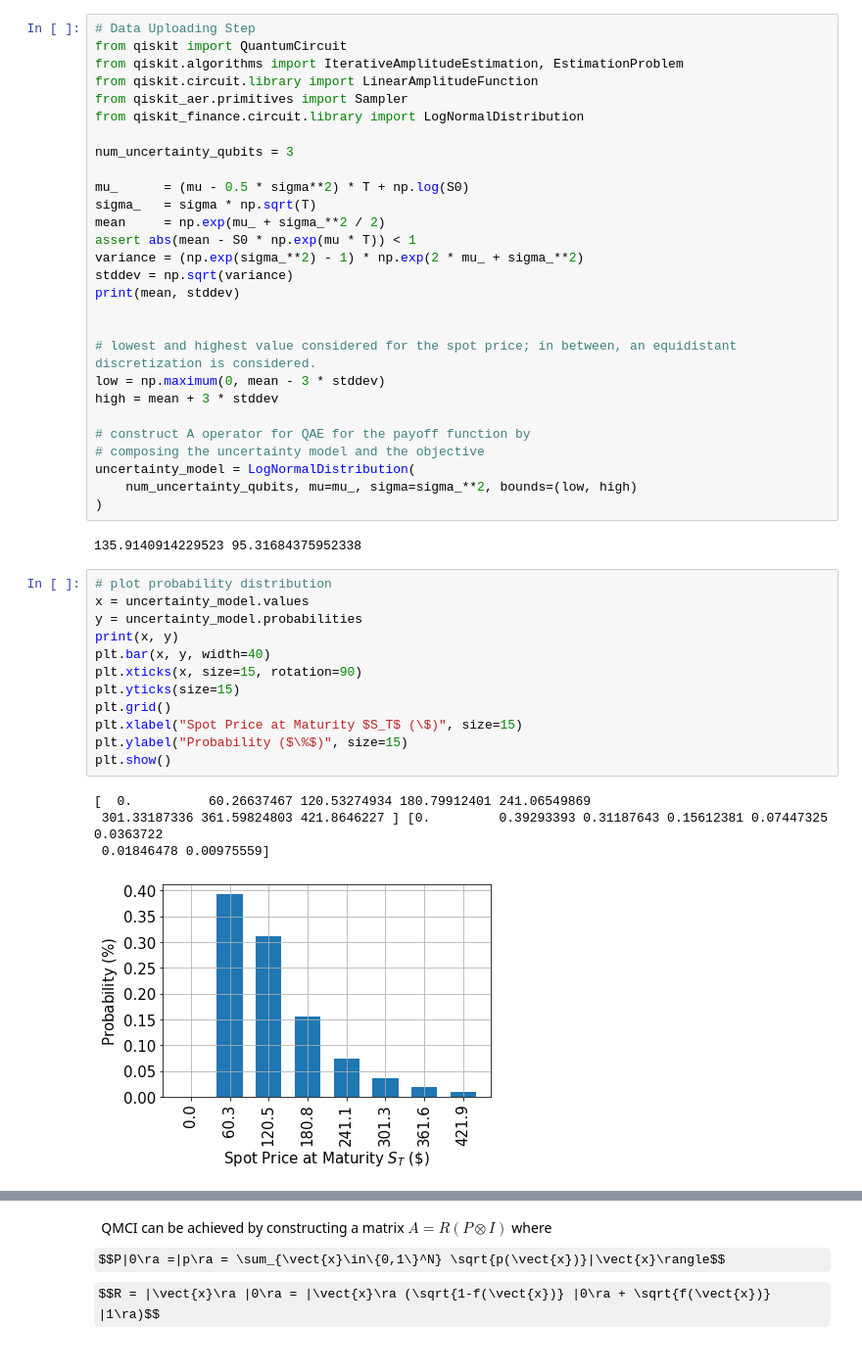
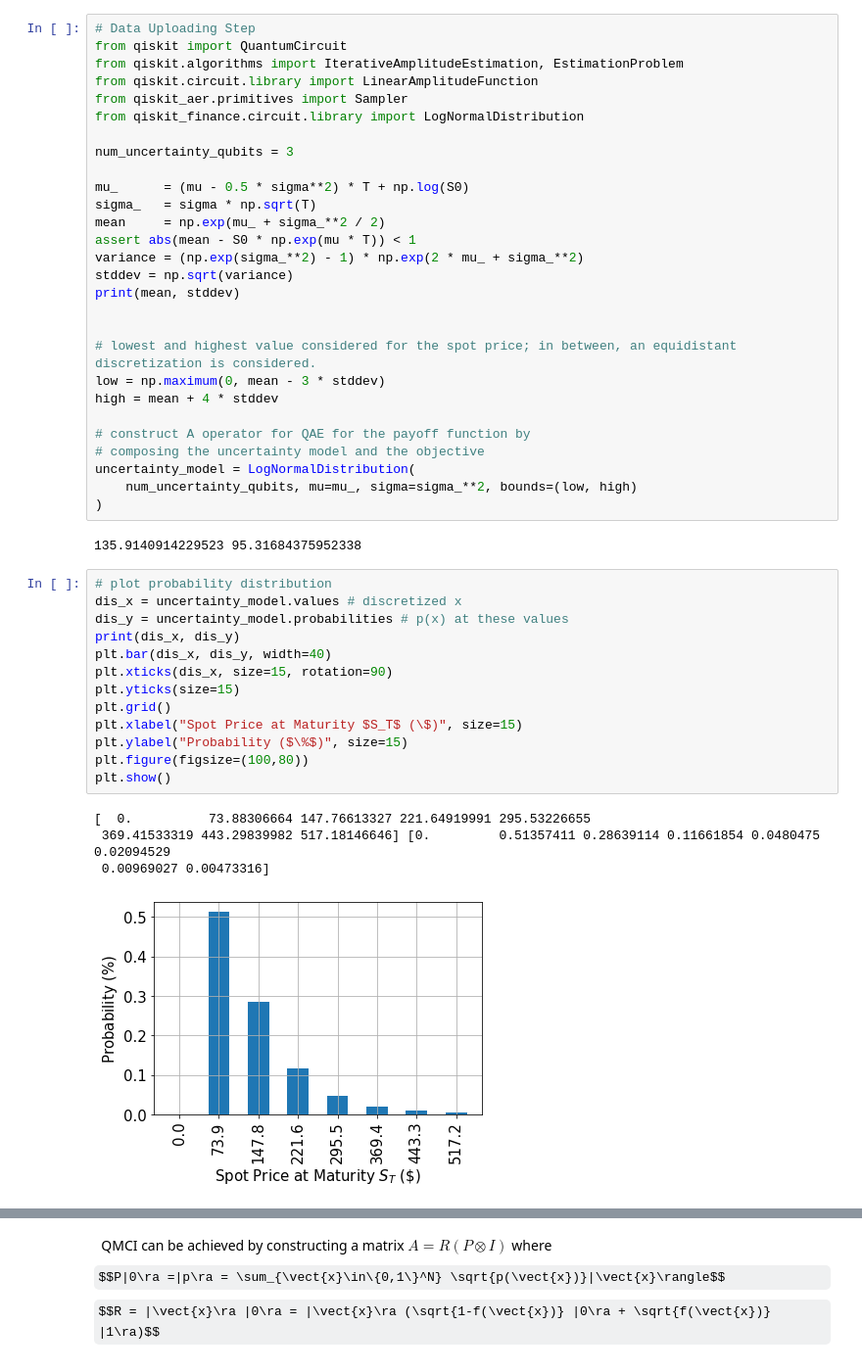
Before and after one commit to gongaa/QuantumEyeMoody, a Jupyter notebook: QECHackMoodys-challenge.ipynb, the cells around one changed output, grey strips where cells are left out. Shown: that part at 98% size. Saved outputs shown, nothing was run; the diff lists cells and outputs as text; some formulas as TeX source.

```diff
--- a/QECHackMoodys-challenge.ipynb
+++ b/QECHackMoodys-challenge.ipynb
@@ -281,7 +281,7 @@ print(mean, stddev)
 
 # lowest and highest value considered for the spot price; in between, an equidistant discretization is considered.
 low = np.maximum(0, mean - 3 * stddev)
-high = mean + 3 * stddev
+high = mean + 4 * stddev
 
 # construct A operator for QAE for the payoff function by
 # composing the uncertainty model and the objective
@@ -292,18 +292,19 @@ uncertainty_model = LogNormalDistribution(
 135.9140914229523 95.31684375952338
 # %%
 # plot probability distribution
-x = uncertainty_model.values
-y = uncertainty_model.probabilities
-print(x, y)
-plt.bar(x, y, width=40)
-plt.xticks(x, size=15, rotation=90)
+dis_x = uncertainty_model.values # discretized x
+dis_y = uncertainty_model.probabilities # p(x) at these values
+print(dis_x, dis_y)
+plt.bar(dis_x, dis_y, width=40)
+plt.xticks(dis_x, size=15, rotation=90)
 plt.yticks(size=15)
 plt.grid()
 plt.xlabel("Spot Price at Maturity $S_T$ (\$)", size=15)
 plt.ylabel("Probability ($\%$)", size=15)
+plt.figure(figsize=(100,80))
 plt.show()
 # %% [output]
-[  0.          60.26637467 120.53274934 180.79912401 241.06549869
- 301.33187336 361.59824803 421.8646227 ] [0.         0.39293393 0.31187643 0.15612381 0.07447325 0.0363722
- 0.01846478 0.00975559]
+[  0.          73.88306664 147.76613327 221.64919991 295.53226655
+ 369.41533319 443.29839982 517.18146646] [0.         0.51357411 0.28639114 0.11661854 0.0480475  0.02094529
+ 0.00969027 0.00473316]
-[figure, old version]
+[figure, new version]
```
Also changed, not shown: parts of 15 cells of this notebook, 4 other files.
